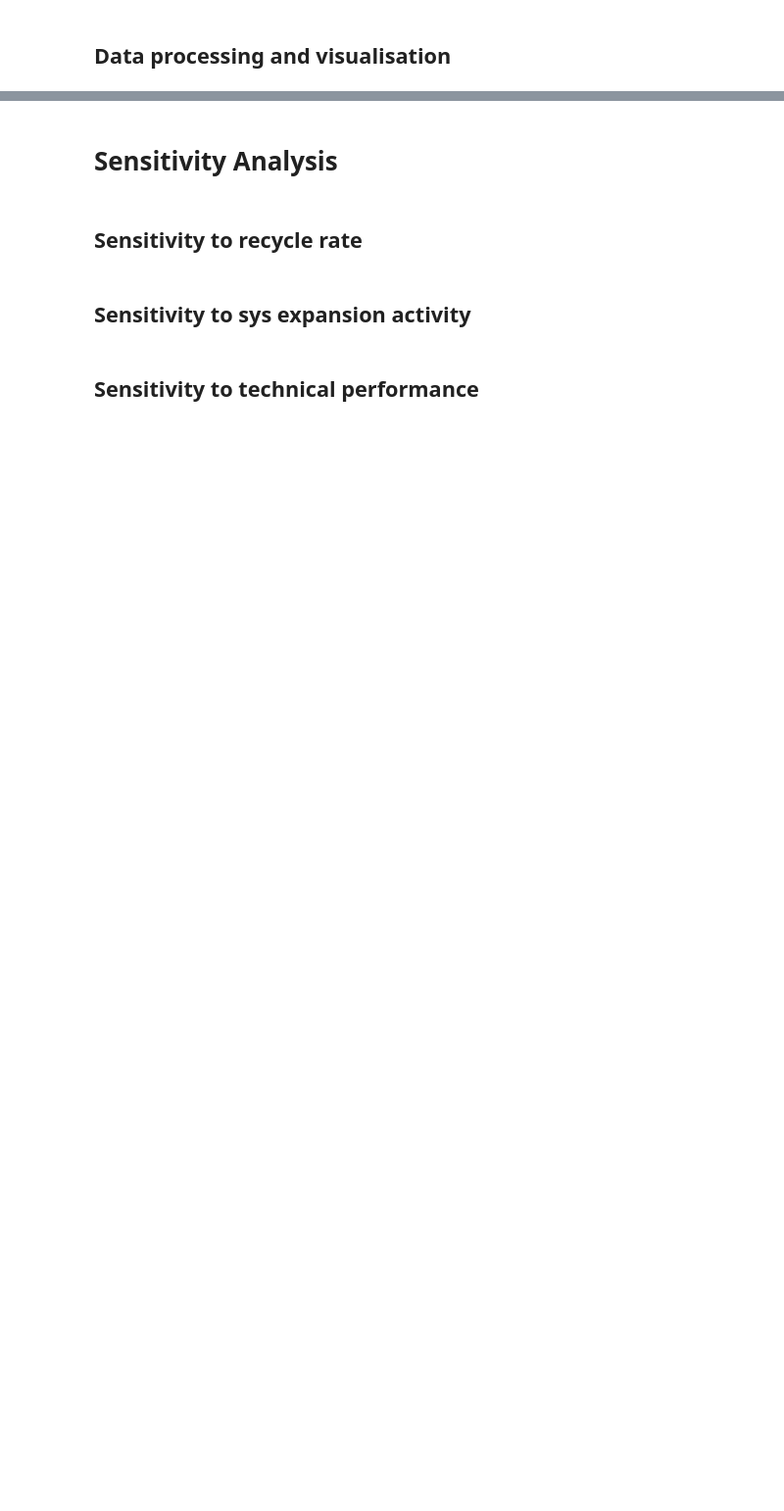
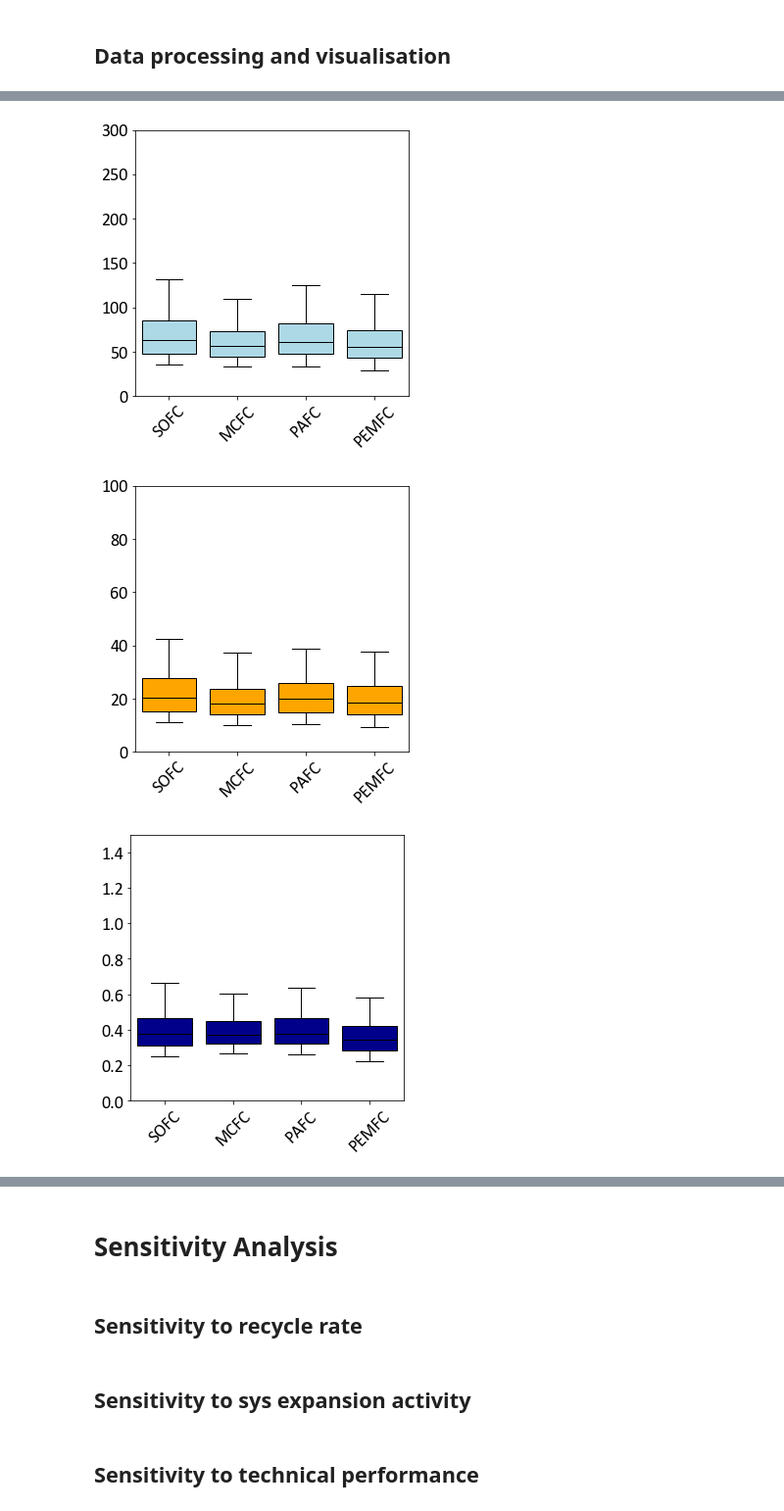
Before and after one commit to panday1995/2021-FuelCellLCA, a Jupyter notebook: Fuelcell_FCLCA.ipynb, the cells around one changed output, grey strips where cells are left out. Shown: that part at 98% size. Saved outputs shown, nothing was run; the diff lists cells and outputs as text; code cells hidden in the pictures; blank space fills up the shorter version.

```diff
--- a/Fuelcell_FCLCA.ipynb
+++ b/Fuelcell_FCLCA.ipynb
@@ -719,6 +589,3 @@ ia_cat1 = ["GWP", "FDP", "PMFP", "AP"]
 [interactive output not drawn]
 # %% [markdown]
 ## Calc LCIA results
-# %%
-# setup FU and impact assessment method
-bw.calculation_setups["SOFC_LCIA"] = {"inv": SOFC_FU, "ia": ReCiPe}
@@ -797,8 +591,0 @@ PEMFC_LCIA_results
-# %%
-# LCIA Calc of Operation
-bw.calculation_setups["operation_LCIA"] = {"inv": operation_FU, "ia": ReCiPe}
-operation_multi = bw.MultiLCA("operation_LCIA").results
-operation_LCIA_results = pd.DataFrame(
-    data=operation_multi, columns=ReCiPe, index=operation_foreground_name
-)
-operation_LCIA_results
@@ -817,9 +591,0 @@ operation_LCIA_results.shape
-# %%
-# LCIA Calc of system expansion
-
-bw.calculation_setups["sys_expan_LCIA"] = {"inv": sys_expan_FU, "ia": ReCiPe}
-sys_expan_multi = bw.MultiLCA("sys_expan_LCIA").results
-sys_expan_LCIA_results = pd.DataFrame(
-    data=sys_expan_multi, columns=ReCiPe, index=sys_expan_name
-)
-sys_expan_LCIA_results
@@ -1456,0 +1075,12 @@ plt.savefig(
+# %%
+fig_path = r"D:\tencent_files\chrome_Download\Research\LCA\LCA SOFC\Figures"
+
+
+def savefig(fig_name, path=fig_path):
+    plt.savefig(
+        os.path.join(fig_path, fig_name),
+        transparent=True,
+        dpi=600,
+        bbox_inches="tight",
+    )
+    return None
@@ -1456,0 +1089,13 @@ plt.savefig(
+# %%
+boxplot(gwp_pmc_lca, "lightblue", 0, 300)
+savefig("mc_RE_gwp_lca.png")
+boxplot(fdp_pmc_lca, "orange", 0, 100)
+savefig("mc_RE_fdp_lca.png")
+boxplot(pmfp_pmc_lca, "darkblue", 0, 1.5)
+savefig("mc_RE_pmfp_lca.png")
+boxplot(ap_pmc_lca, "lightgreen", 0, 3)
+savefig("mc_RE_ap_lca.png")
+# %% [output]
+[figure, added]
+[figure, added]
+[figure, added]
```
Also changed, not shown: parts of 122 cells of this notebook, 2 other files.
